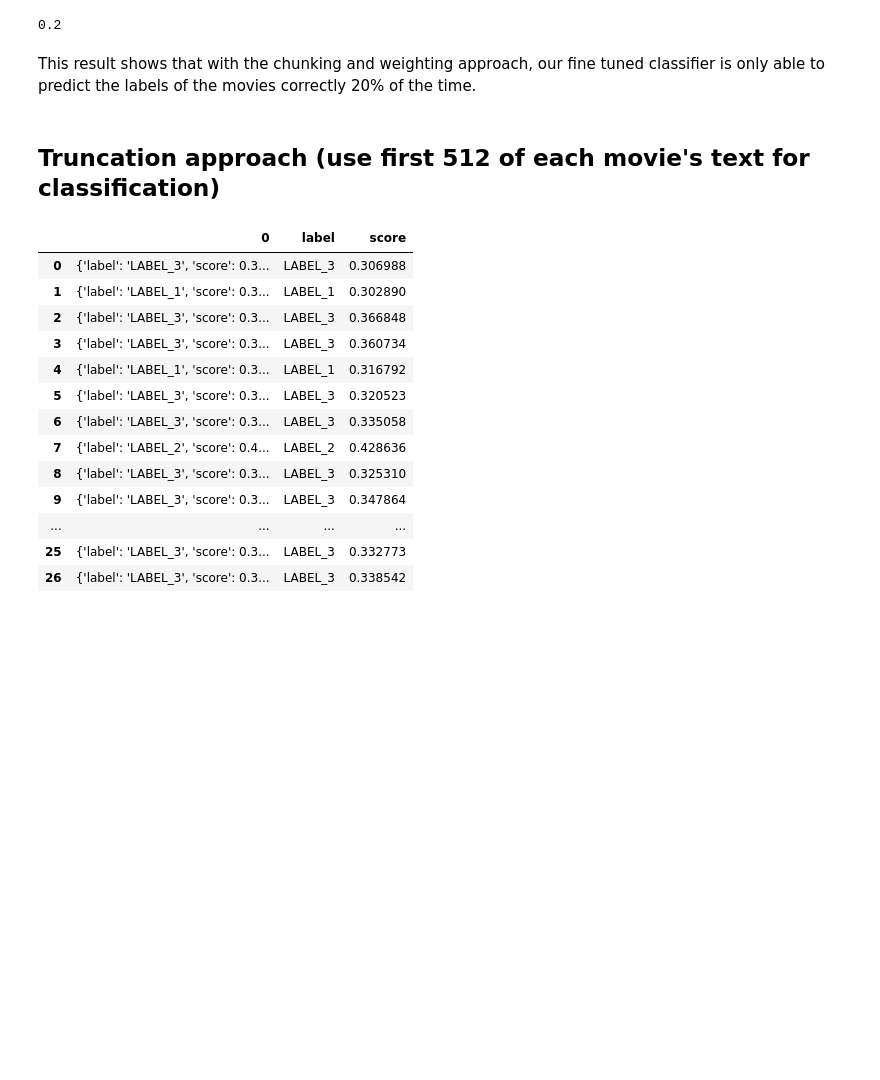
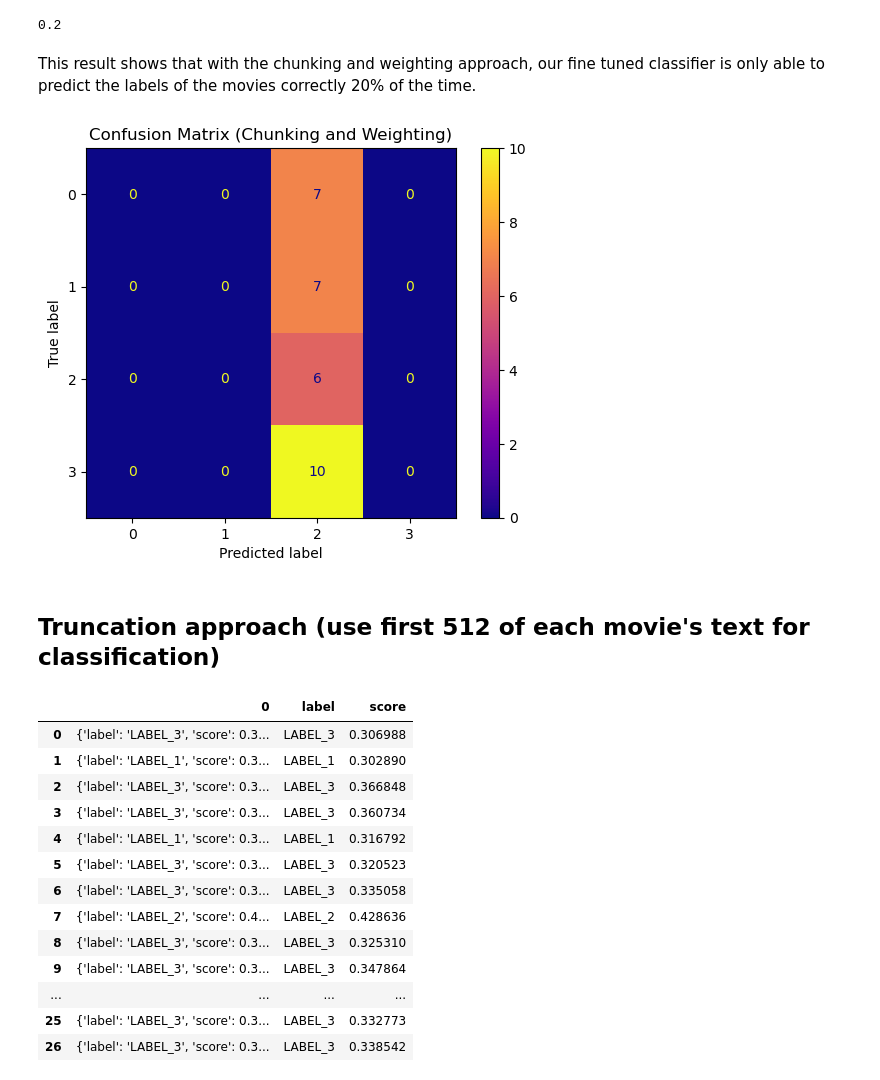
Before and after one commit to narenp12/stats133finalproject, a Jupyter notebook: Python/LLM NLP/finetune_preds.ipynb, the cells around one changed output. Drawn from its saved outputs; the diff is of its cells as text; code cells hidden in the pictures; blank space fills up the shorter version.

Commit message:
Added confusion matrix plots for LLM label preds

```diff
--- a/Python/LLM NLP/finetune_preds.ipynb
+++ b/Python/LLM NLP/finetune_preds.ipynb
@@ -129,6 +120,17 @@ final_labels.query('decade == label').shape[0] / final_labels.shape[0]
 0.2
 # %% [markdown]
 This result shows that with the chunking and weighting approach, our fine tuned classifier is only able to predict the labels of the movies correctly 20% of the time.
+# %%
+import matplotlib.pyplot as plt
+
+cm = confusion_matrix(final_labels['decade'], final_labels['label'])
+
+disp = ConfusionMatrixDisplay(confusion_matrix=cm)
+disp.plot(cmap=plt.cm.plasma) # You can change the color map (e.g., 'viridis', 'gray')
+plt.title('Confusion Matrix (Chunking and Weighting)')
+plt.show()
+# %% [output]
+[figure, added]
 # %% [markdown]
 ## Truncation approach (use first 512 of each movie's text for classification)
 # %%
```
Also changed, not shown: parts of 4 cells of this notebook.
